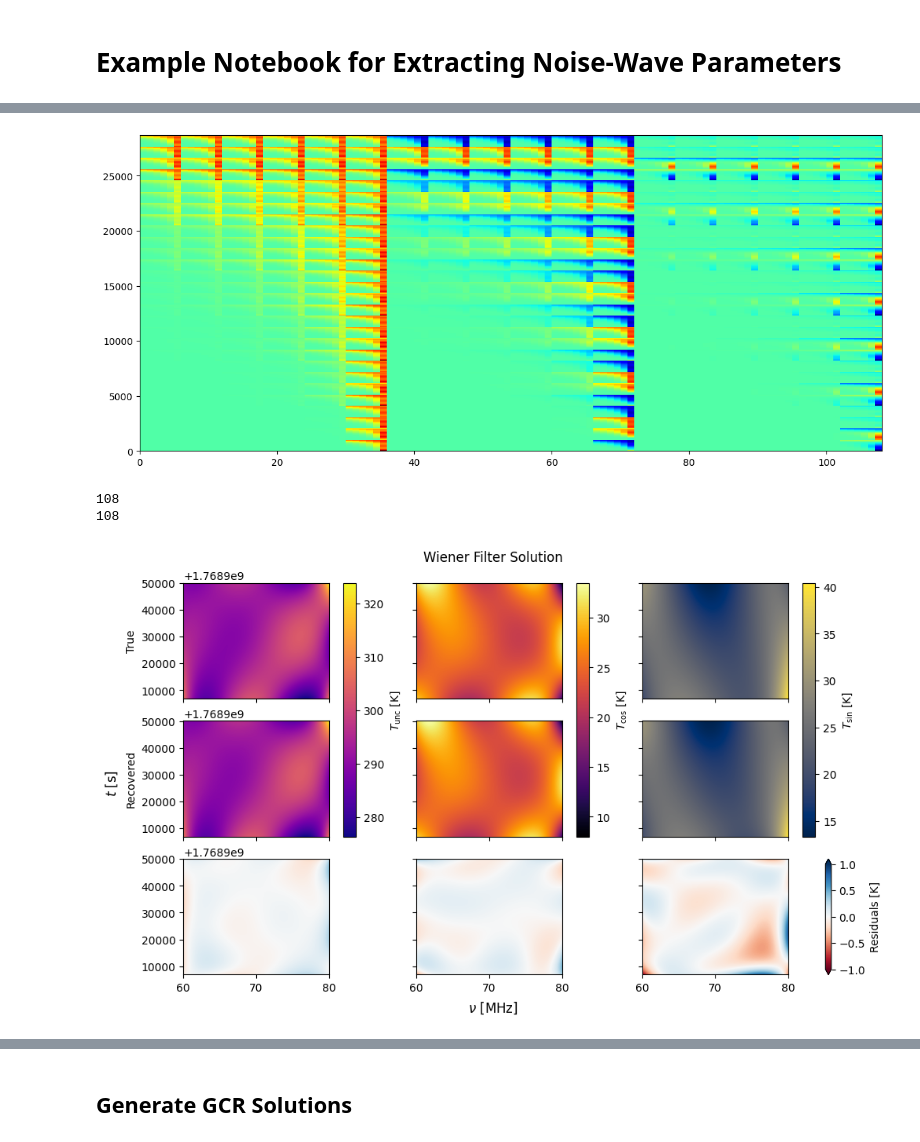
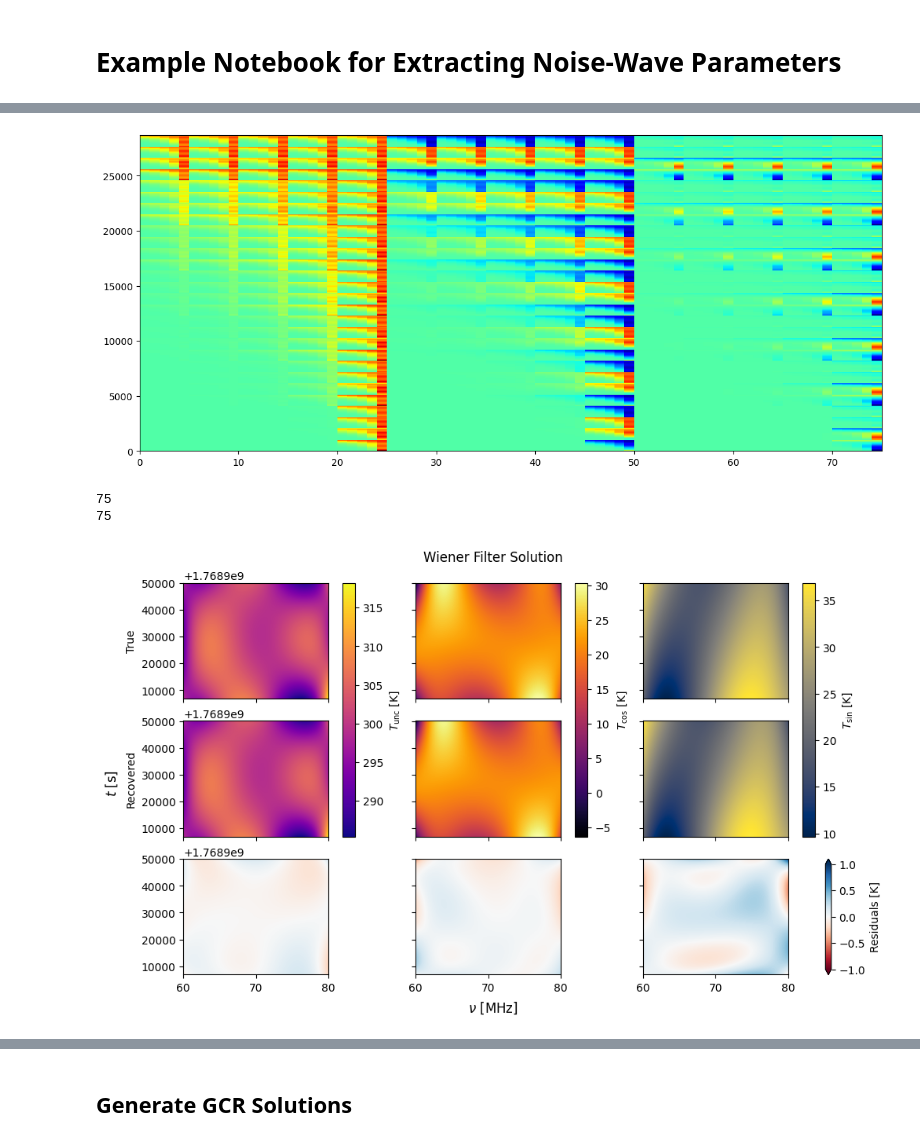
Before and after one commit to RHINO-Experiment/rhino-cal, a Jupyter notebook: nw_example.ipynb, the cells around one changed output, grey strips where cells are left out. Saved outputs shown, nothing was run; the diff lists cells and outputs as text; code cells hidden in the pictures.

```diff
--- a/nw_example.ipynb
+++ b/nw_example.ipynb
@@ -15,7 +15,21 @@ simulated_data_handler = DataHandler(filepath='simulated_data/sim_data.hdf5',
                                                      'open': 'simulated_data/open_gamma_src.s2p',
                                                      'short': 'simulated_data/short_gamma_src.s2p',
                                                      'Test_src': 'simulated_data/Test_src_gamma_src.s2p'},
-                                     gamma_rec='simulated_data/gamma_rec.s2p')
+                                     gamma_rec='simulated_data/gamma_rec.s2p',
+                                     use_corrected=True)
+
+# simulated_data_handler = DataHandler(filepath='realistic_receiver_simdata/sim_data.hdf5',
+#                                      gamma_src_dict={'heated_load': 'realistic_receiver_simdata/heated_load_gamma_src.s2p',
+#                                                      'internal_load': 'realistic_receiver_simdata/internal_load_gamma_src.s2p',
+#                                                      'long_open': 'realistic_receiver_simdata/long_open_gamma_src.s2p',
+#                                                      'long_short': 'realistic_receiver_simdata/long_short_gamma_src.s2p',
+#                                                      'open': 'realistic_receiver_simdata/open_gamma_src.s2p',
+#                                                      'short': 'realistic_receiver_simdata/short_gamma_src.s2p',
+#                                                      'test_src': 'realistic_receiver_simdata/test_src_gamma_src.s2p'},
+#                                      gamma_rec='realistic_receiver_simdata/gamma_rec.s2p')
+
+sim_filepath = 'simulated_data/sim_data.hdf5_sim'
+# sim_filepath = 'realistic_receiver_simdata/sim_data.hdf5_sim'
 # %%
 simulated_data_handler.produce_nw_fitting_data()
 
@@ -48,7 +62,7 @@ plt.show()
 # %%
-unc_coeffs_deg = (6,6)
-cos_coeffs_deg = (6,6)
-sin_coeffs_deg = (6,6)
+unc_coeffs_deg = (5,5)
+cos_coeffs_deg = (5,5)
+sin_coeffs_deg = (5,5)
 
 
 simulated_data_handler.generate_transfer_matrix(unc_coeffs_deg=unc_coeffs_deg,
@@ -63,7 +77,7 @@ n_t_unc_coeffs = unc_coeffs_deg[0]*unc_coeffs_deg[-1]
 n_t_cos_coeffs = cos_coeffs_deg[0]*cos_coeffs_deg[-1]
 n_t_sin_coeffs = sin_coeffs_deg[0]*sin_coeffs_deg[-1]
 # %% [output]
-[figure, old version]
+[figure, new version]
 # %%
 flattened_data = simulated_data_handler.data_waterfall.flatten()
 
@@ -76,8 +90,8 @@ t_vec_weiner_filter = simulated_data_handler.generate_nw_gcr_solution(weiner_fil
 print(len(t_vec))
 print(len(t_vec_weiner_filter))
 # %% [output]
-108
-108
+75
+75
 # %%
 from gcr.basis_construction import reconstruct_surface
 
@@ -111,7 +125,7 @@ t_sin_surface = reconstruct_surface(x=np.array(simulated_data_handler.freqs),
                                     y_array_norm_func=simulated_data_handler.time_norm)
 # %%
 import h5py
-with h5py.File('simulated_data/sim_data.hdf5_sim') as f:
+with h5py.File(sim_filepath) as f:
     t_unc_sim = f['t_unc'][()]
     t_sin_sim = f['t_sin'][()]
     t_cos_sim = f['t_cos'][()]
@@ -183,34 +197,34 @@ res = axes[2,2].pcolormesh(np.array(simulated_data_handler.freqs),
                      cmap='RdBu')
 
 
 axes[0,0].set_ylabel('True')
 axes[1,0].set_ylabel('Recovered')
 
 
 fig.colorbar(res,
              ax=[axes[2,i] for i in range(3)],
              label='Residuals [K]',
              extend='both')
 
 fig.colorbar(unc,
              ax=[axes[i,0] for i in range(2)],
              label=r'$T_{\rm unc}$ [K]')
 
 fig.colorbar(cos,
              ax=[axes[i,1] for i in range(2)],
              label=r'$T_{\rm cos}$ [K]')
 
 fig.colorbar(sin,
              ax=[axes[i,2] for i in range(2)],
              label=r'$T_{\rm sin}$ [K]')
 
 fig.supxlabel(r'$\nu$ [MHz]')
 fig.supylabel(r'$t$ [s]')
 fig.suptitle('Wiener Filter Solution')
 plt.gcf().set_size_inches(10., 6.)
 plt.show()
 # %% [output]
-[figure, old version]
+[figure, new version]
 # %%
 recovered_dw = simulated_data_handler.transfer_matrix @ t_vec_weiner_filter
 
```
Also changed, not shown: parts of 9 cells of this notebook, 7 other files.
